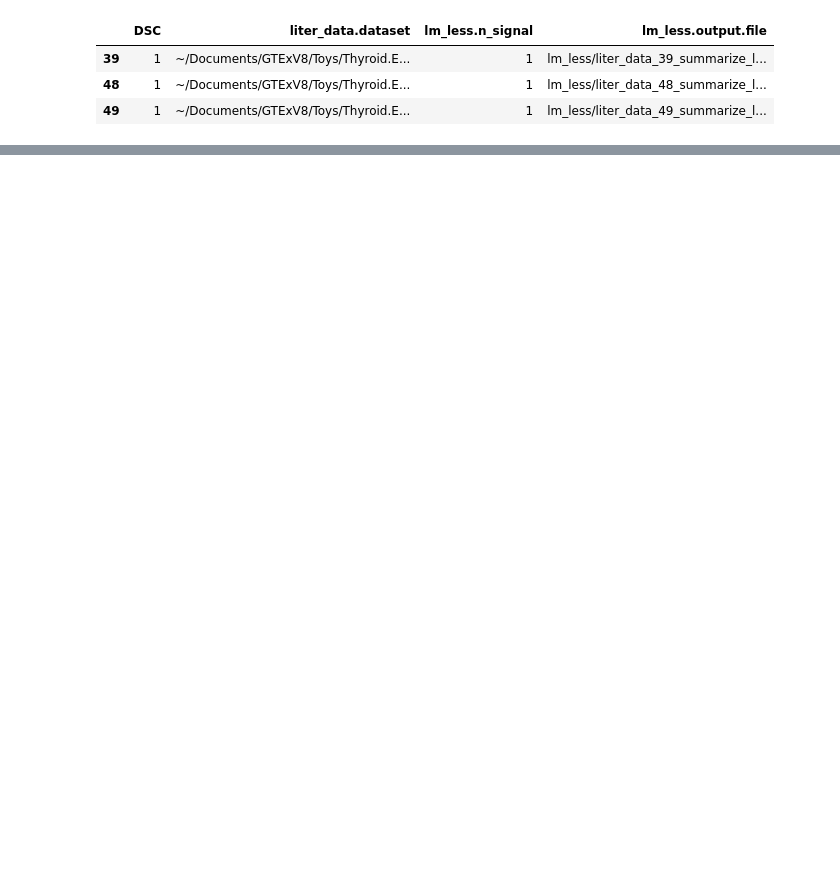
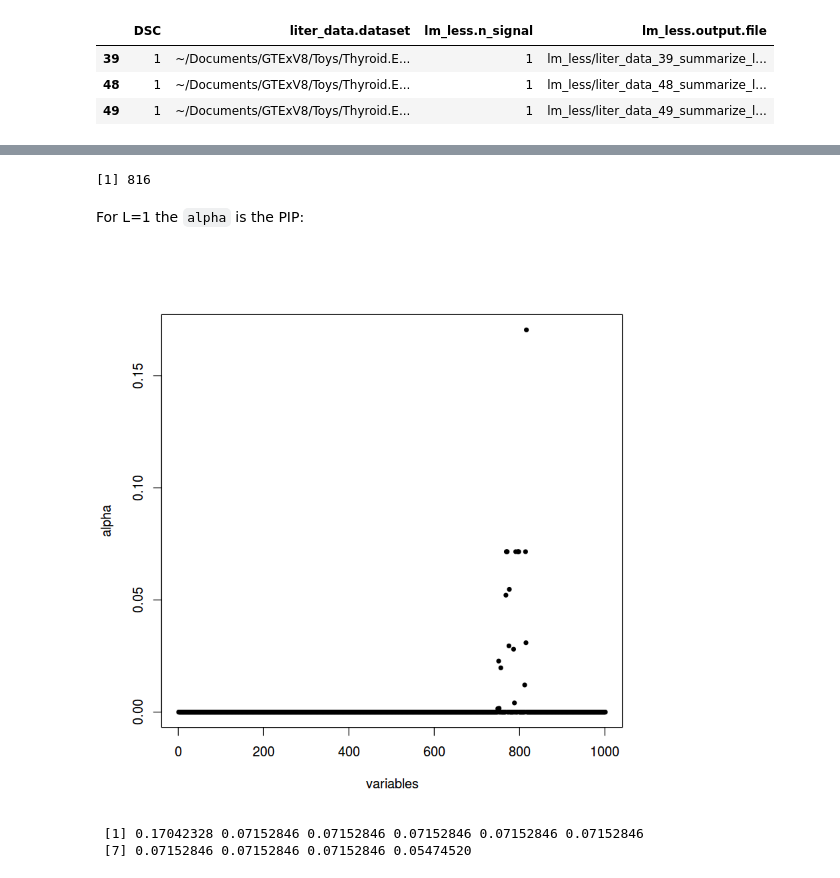
Before and after one commit to gaow/mvarbvs, a Jupyter notebook: analysis/20180601_One_Causal_CAVIAR_Exam.ipynb, the cells around one changed output, grey strips where cells are left out. Saved outputs shown, nothing was run; the diff lists cells and outputs as text; code cells hidden in the pictures; blank space fills up the shorter version.

```diff
--- a/analysis/20180601_One_Causal_CAVIAR_Exam.ipynb
+++ b/analysis/20180601_One_Causal_CAVIAR_Exam.ipynb
@@ -29,0 +37,2 @@ bash:
+# %%
+dat = dscrutils:::read_dsc('../data/liter_data_49_summarize_ld_1_lm_less_1.pkl')$data
@@ -29,0 +131,21 @@ bash:
+# %%
+# Here my X and Y are already centered
+
+X = scale(dat$X,center=FALSE, scale=TRUE)
+Y = dat$Y[,1]
+fit = susieR:::single_effect_regression(Y,X,sa2=0.2,s2=var(dat$Y[,1]))
+# %%
+which.max(fit$alpha)
+# %% [output]
+[1] 816
+# %% [markdown]
+For L=1 the `alpha` is the PIP:
+# %%
+plot(fit$alpha, pch=20, xlab='variables', ylab = 'alpha')
+# %% [output]
+[figure, added]
+# %%
+sort(fit$alpha, decreasing=T)[1:10]
+# %% [output]
+ [1] 0.17042328 0.07152846 0.07152846 0.07152846 0.07152846 0.07152846
+ [7] 0.07152846 0.07152846 0.07152846 0.05474520
```
Also changed, not shown: parts of 27 cells of this notebook.
